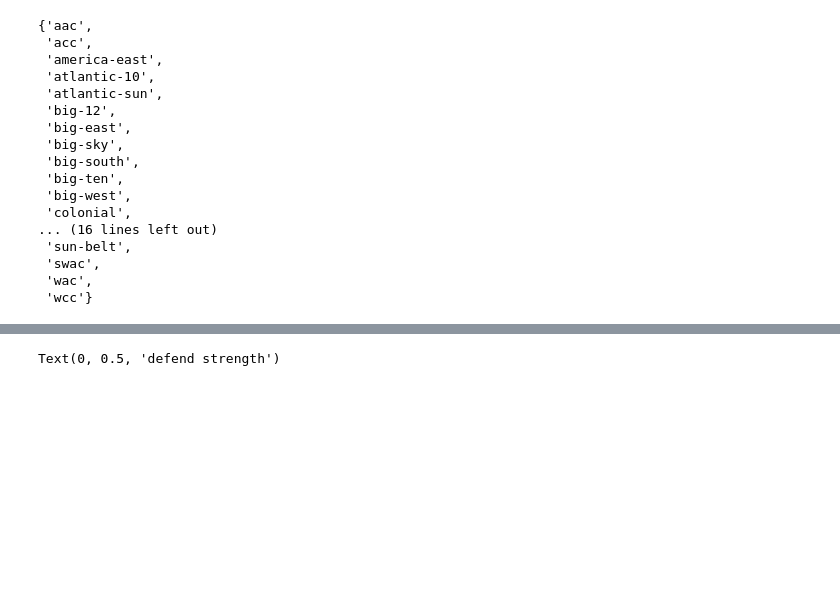
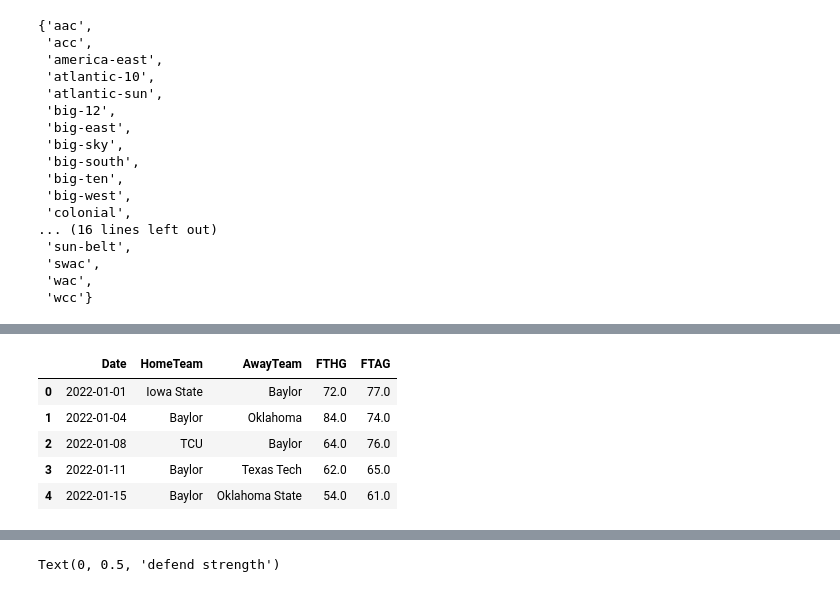
Before and after one commit to gaulight42/bball1, a Jupyter notebook: ncaaBball2022v3.ipynb, the cells around one changed output, grey strips where cells are left out. Saved outputs shown, nothing was run; the diff lists cells and outputs as text; code cells hidden in the pictures; blank space fills up the shorter version.

```diff
--- a/ncaaBball2022v3.ipynb
+++ b/ncaaBball2022v3.ipynb
@@ -454 +454,10 @@ transforming data...
 Analyse posterior...
+# %%
+bdf.head()
+# %% [output]
+|  | Date | HomeTeam | AwayTeam | FTHG | FTAG |
+| 0 | 2022-01-01 | Iowa State | Baylor | 72.0 | 77.0 |
+| 1 | 2022-01-04 | Baylor | Oklahoma | 84.0 | 74.0 |
+| 2 | 2022-01-08 | TCU | Baylor | 64.0 | 76.0 |
+| 3 | 2022-01-11 | Baylor | Texas Tech | 62.0 | 65.0 |
+| 4 | 2022-01-15 | Baylor | Oklahoma State | 54.0 | 61.0 |
```
Also changed, not shown: parts of 4 cells of this notebook, 1 other file.
